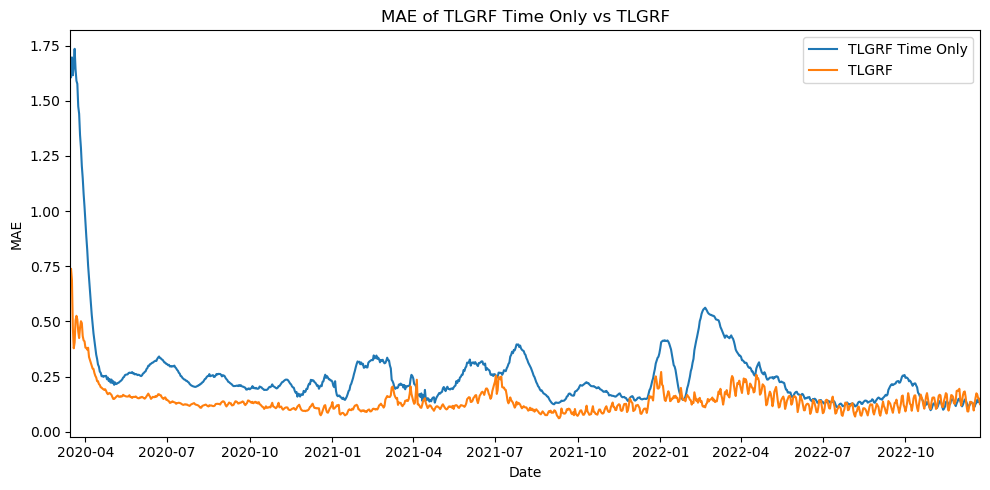
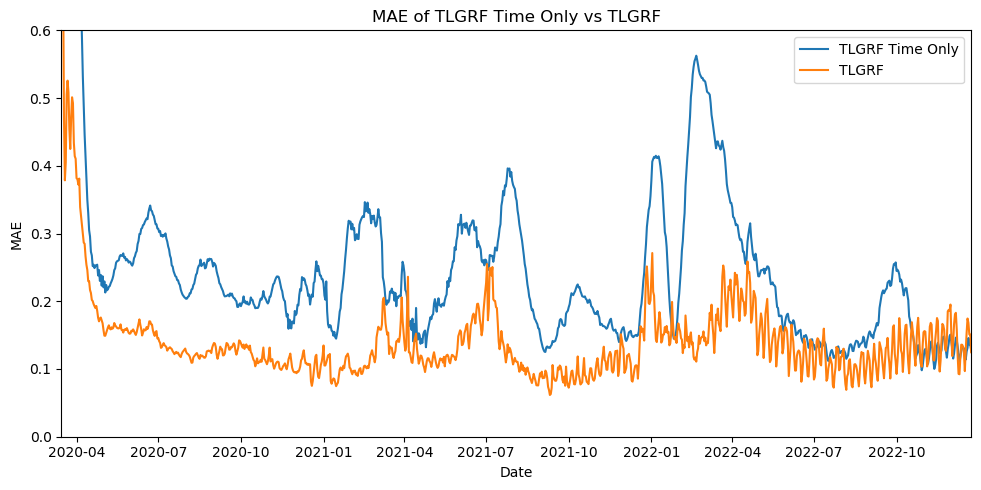
Unified diff of the notebook cell whose output changed from the first chart to the second:
--- before
+++ after
@@ -10,5 +10,5 @@
 plt.xlim(pd.to_datetime('2020-03-15'), pd.to_datetime('2022-12-23'))
 plt.tight_layout()
-#plt.ylim(0,0.6)
+plt.ylim(0,0.6)
 plt.savefig("MAE TLGRF Time Only vs TLGRF.png")
 

Commit: Update TLGRF Time Only Images